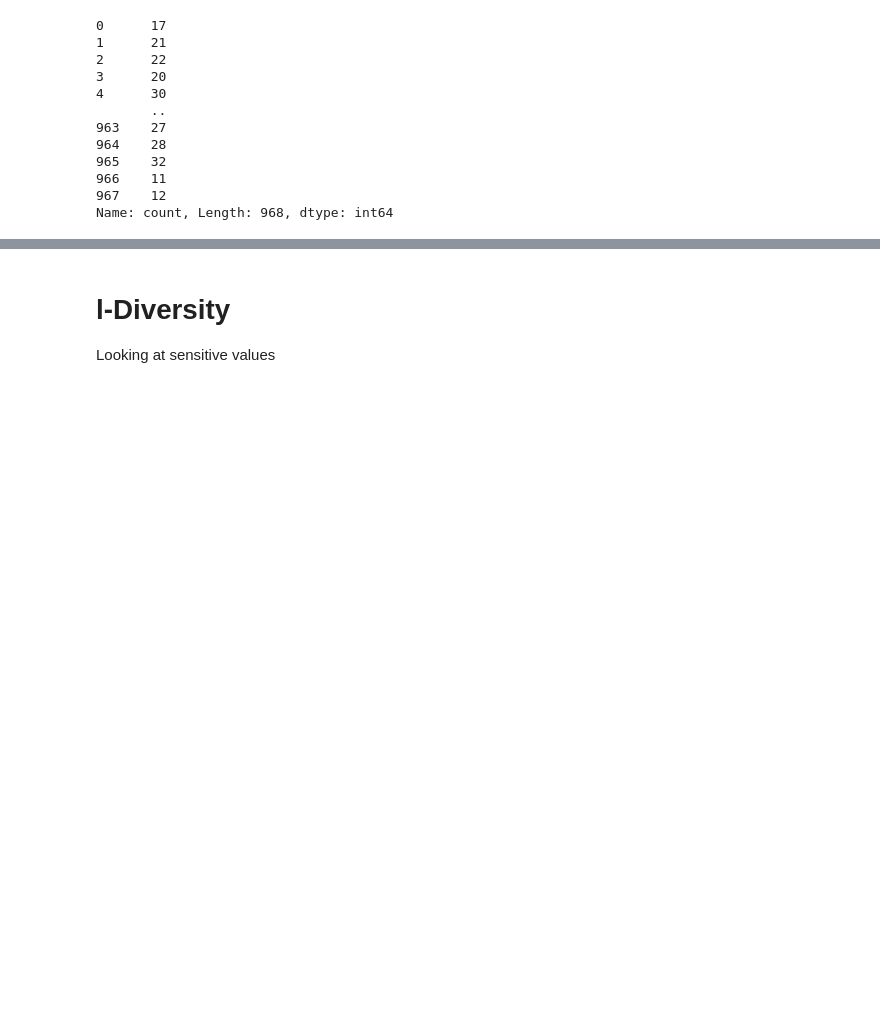
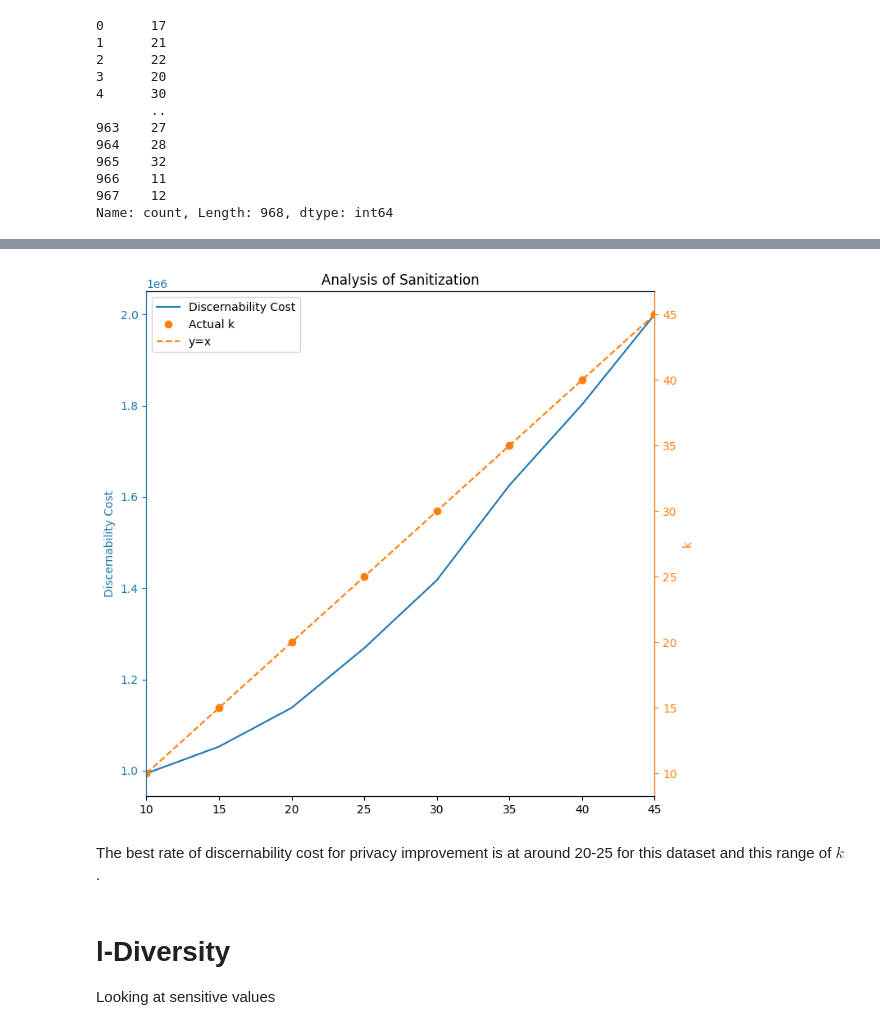
Before and after one commit to KJWesthoff/233LabTaskForce, a Jupyter notebook: final/student_depression.ipynb, the cells around one changed output, grey strips where cells are left out. Drawn from its saved outputs; the diff is of its cells as text; code cells hidden in the pictures; blank space fills up the shorter version.

Commit message:
Add santization report for k-anon Mondrian

```diff
--- a/final/student_depression.ipynb
+++ b/final/student_depression.ipynb
@@ -240,0 +241,15 @@ The discernibility cost of the generalized table is 996127, an increase of 101.7
+# %%
+qID = ['Gender', 'Age', 'City']
+desired_ks = range(10, 50, 5)
+
+actual_k_values = []
+discernability_costs = []
+for k in desired_ks:
+  table_out, boundaries = Mondrian(df, qID, k, Mondrian_choose_dim_highest_distinct, Mondrian_choose_cut_first_split)
+  actual_k, ec_report = k_anonymity(table_out, qID)
+
+  actual_k_values.append(actual_k)
+  discernability_costs.append(discernability_cost(ec_report))
+
+  print(actual_k_values)
+  print(discernability_costs)
@@ -241,3 +273,27 @@ The discernibility cost of the generalized table is 996127, an increase of 101.7
+# %%
+plt.figure(figsize=(8,8))
+ax1 = plt.gca()
+plt1=plt.plot(desired_ks, discernability_costs, color='C0')
+plt.ylabel('Discernability Cost', color='C0')
+plt.tick_params(axis='y', color='C0', labelcolor='C0')
+ax2 = ax1.twinx()
+# plt2=plt.plot(desired_ks, actual_k_values, color='C1')
+plt2=plt.plot(desired_ks, actual_k_values, 'o', color='C1')
+# For refeerence
+plt3=plt.plot(desired_ks, desired_ks, color='C1', linestyle='--')
+plt.xlim([min(desired_ks), max(desired_ks)])
+plt.ylabel('k', color='C1')
+plt.xlabel('desired k')
+plt.tick_params(axis='y', color='C1', labelcolor='C1')
+ax2.spines['right'].set_color('C1')
+ax2.spines['left'].set_color('C0')
+plt.title('Analysis of Sanitization')
+plt.legend(plt1+plt2+plt3,['Discernability Cost','Actual k','y=x'])
+plt.show()
+# %% [output]
+[figure, added]
+# %% [markdown]
+The best rate of discernability cost for privacy improvement is at around 20-25 for this dataset and this range of $k$.
 # %% [markdown]
 # l-Diversity
 Looking at sensitive values
```
Also changed, not shown: parts of 3 cells of this notebook.
